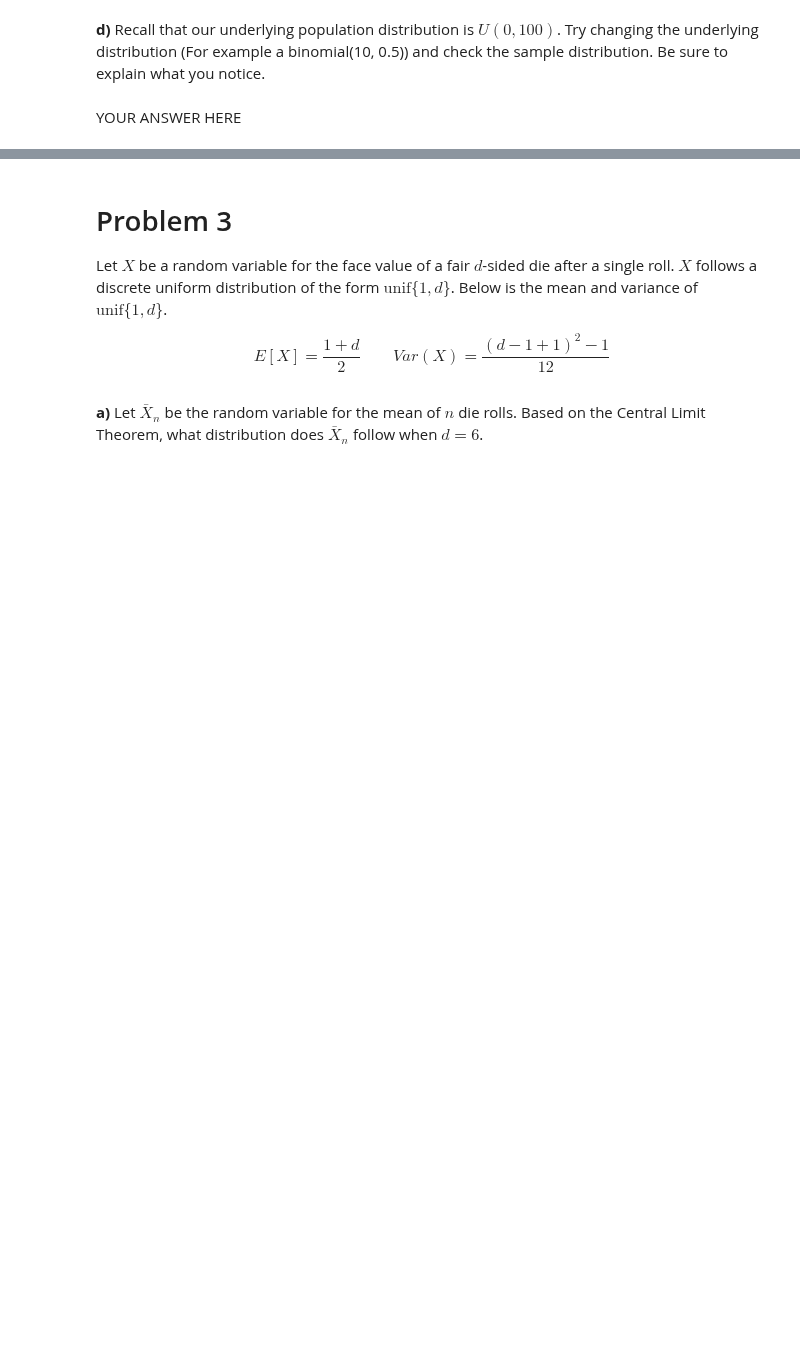
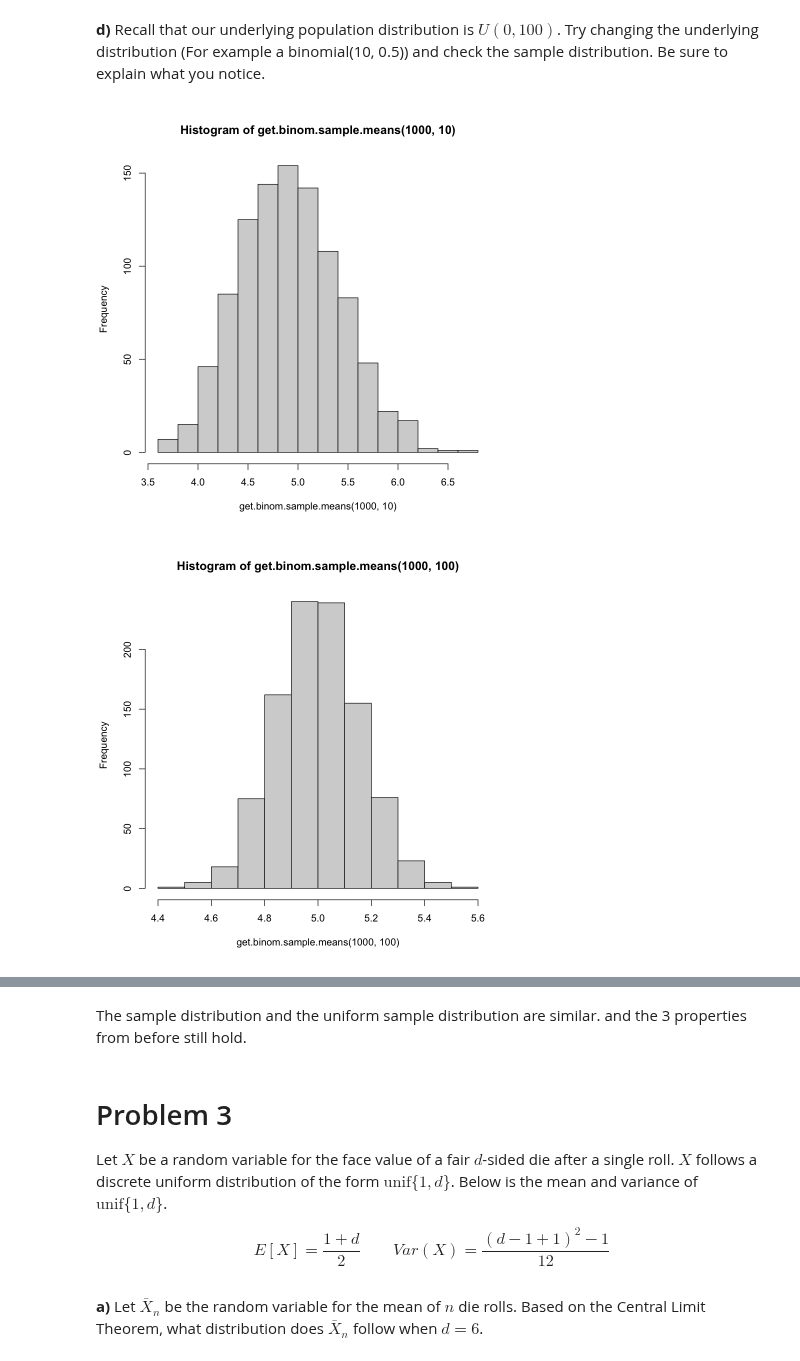
Before and after one commit to RyanJTalbot/MSDS, a Jupyter notebook: Pathway - Specialization/Data Science Foundations - Statistical Inference Specialization /Probability Theory - Foundation for Data Science/wk6/lab/P_M6_1.ipynb, the cells around one changed output, grey strips where cells are left out. Cells and saved outputs as stored; diff of their text form; code cells hidden in the pictures; blank space fills up the shorter version.

```diff
--- a/Pathway - Specialization/Data Science Foundations - Statistical Inference Specialization /Probability Theory - Foundation for Data Science/wk6/lab/P_M6_1.ipynb
+++ b/Pathway - Specialization/Data Science Foundations - Statistical Inference Specialization /Probability Theory - Foundation for Data Science/wk6/lab/P_M6_1.ipynb
@@ -75,2 +115,21 @@ YOUR ANSWER HERE
-# %% [markdown]
-YOUR ANSWER HERE
+# %%
+binomial.sample.mean <- function(n){
+  samples <- rbinom(n, 10, 0.5)
+  sample.mean <- mean(samples)
+  return(sample.mean)
+}
+
+get.binom.sample.means <- function(m, n){
+  means <- numeric(m)
+  for (i in 1:m){
+    means[i] <- binomial.sample.mean(n)
+  }
+  return(means)
+}
+
+hist(get.binom.sample.means(1000, 10))
+hist(get.binom.sample.means(1000, 100))
+hist(get.binom.sample.means(1000, 1000))
+# %% [output]
+[figure, added]
+[figure, added]
@@ -77,3 +137,5 @@ YOUR ANSWER HERE
+# %% [markdown]
+The sample distribution and the uniform sample distribution are similar. and the 3 properties from before still hold.
 # %% [markdown]
 # Problem 3
 
```
Also changed, not shown: parts of 19 cells of this notebook, 16 other files.
